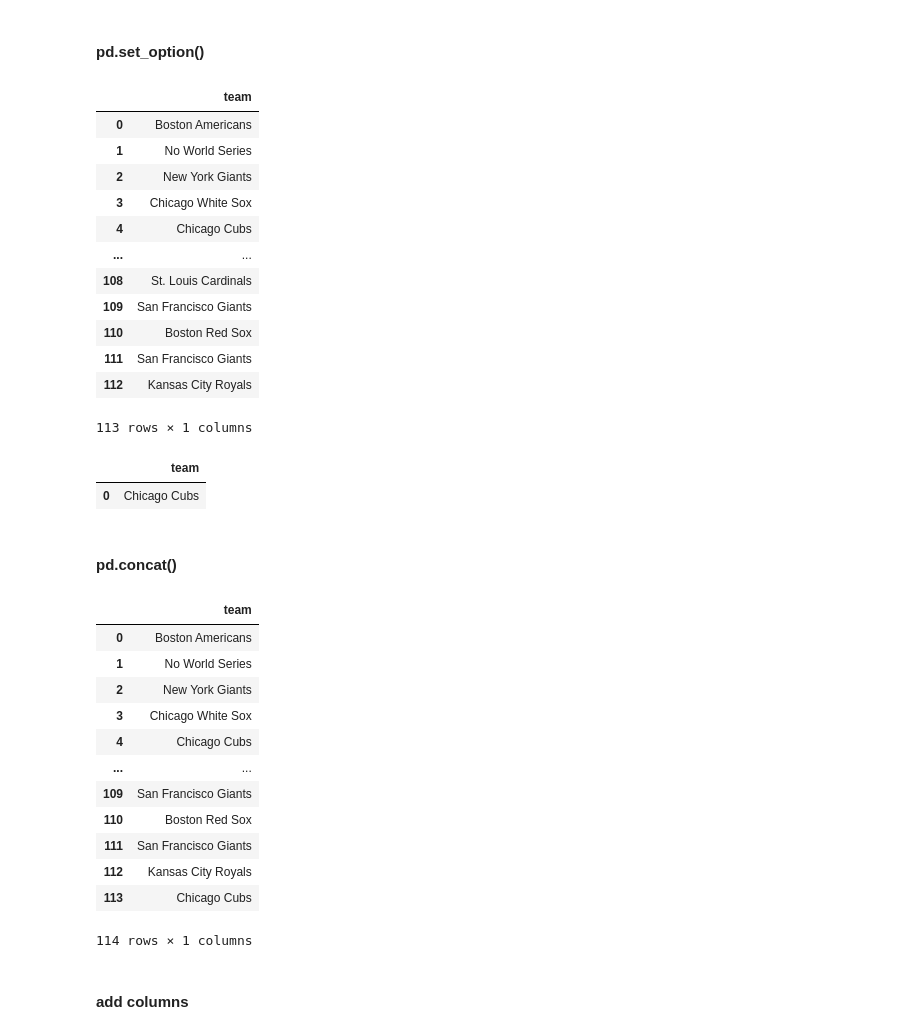
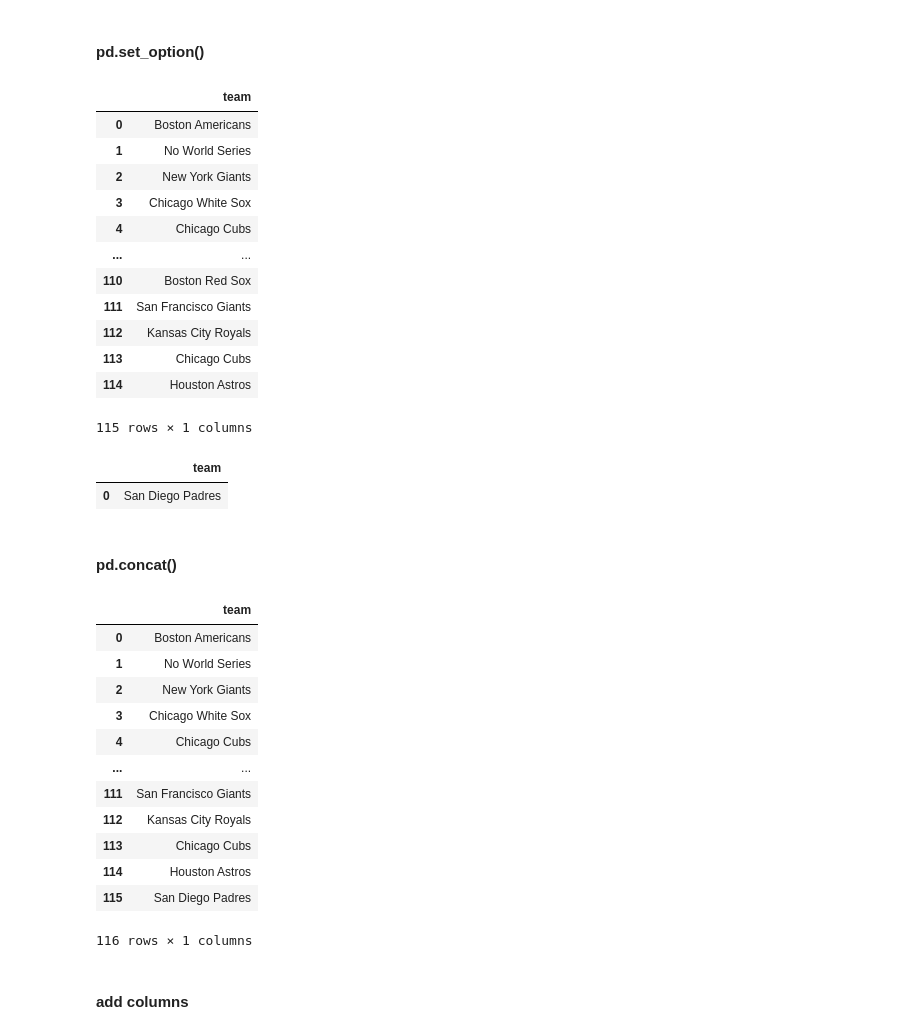
Before and after one commit to cuttlefishh/python-for-data-analysis, a Jupyter notebook: lessons/lesson12.ipynb, the cells around one changed output. Cells and saved outputs as stored; diff of their text form; code cells hidden in the pictures.

```diff
--- a/lessons/lesson12.ipynb
+++ b/lessons/lesson12.ipynb
@@ -571,7 +574,7 @@ pd.merge(left=degs, right=names, left_index=True, right_index=True)
 # set the maximum number of DataFrame rows displayed
 pd.set_option("display.max_rows", 10)
 # %%
-df_ws = pd.read_csv('world_series_winners.txt', header=None)
+df_ws = pd.read_csv('../data/world_series_winners.txt', header=None)
 df_ws.columns = ['team']
 # %%
 df_ws
@@ -583,38 +586,38 @@ df_ws
 | 3 | Chicago White Sox |
 | 4 | Chicago Cubs |
 | ... | ... |
-| 108 | St. Louis Cardinals |
-| 109 | San Francisco Giants |
 | 110 | Boston Red Sox |
 | 111 | San Francisco Giants |
 | 112 | Kansas City Royals |
+| 113 | Chicago Cubs |
+| 114 | Houston Astros |
-113 rows × 1 columns
+115 rows × 1 columns
 # %%
-df_cubs = pd.DataFrame({'team': ['Chicago Cubs']})
+df_new = pd.DataFrame({'team': ['San Diego Padres']})
-# %%
-df_cubs
-# %% [output]
-|  | team |
-| 0 | Chicago Cubs |
+# %%
+df_new
+# %% [output]
+|  | team |
+| 0 | San Diego Padres |
 # %% [markdown]
 #### pd.concat()
 # %%
-df2 = pd.concat([df_ws, df_cubs], ignore_index=True)
+df2 = pd.concat([df_ws, df_new], ignore_index=True)
 df2
 # %% [output]
 |  | team |
 | 0 | Boston Americans |
 | 1 | No World Series |
 | 2 | New York Giants |
 | 3 | Chicago White Sox |
 | 4 | Chicago Cubs |
 | ... | ... |
-| 109 | San Francisco Giants |
-| 110 | Boston Red Sox |
 | 111 | San Francisco Giants |
 | 112 | Kansas City Royals |
 | 113 | Chicago Cubs |
+| 114 | Houston Astros |
+| 115 | San Diego Padres |
-114 rows × 1 columns
+116 rows × 1 columns
 # %% [markdown]
 #### add columns
 # %%
```
Also changed, not shown: parts of 22 cells of this notebook, 7 other files.
